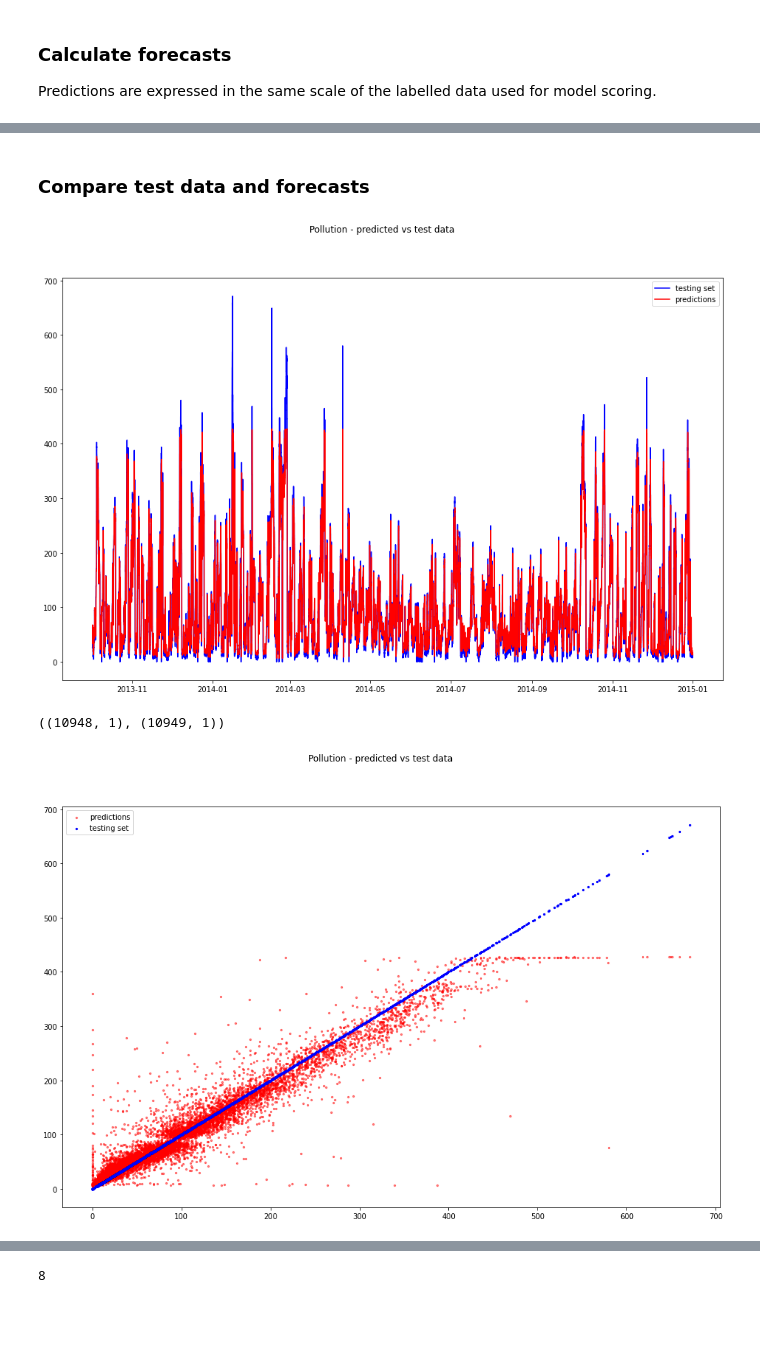
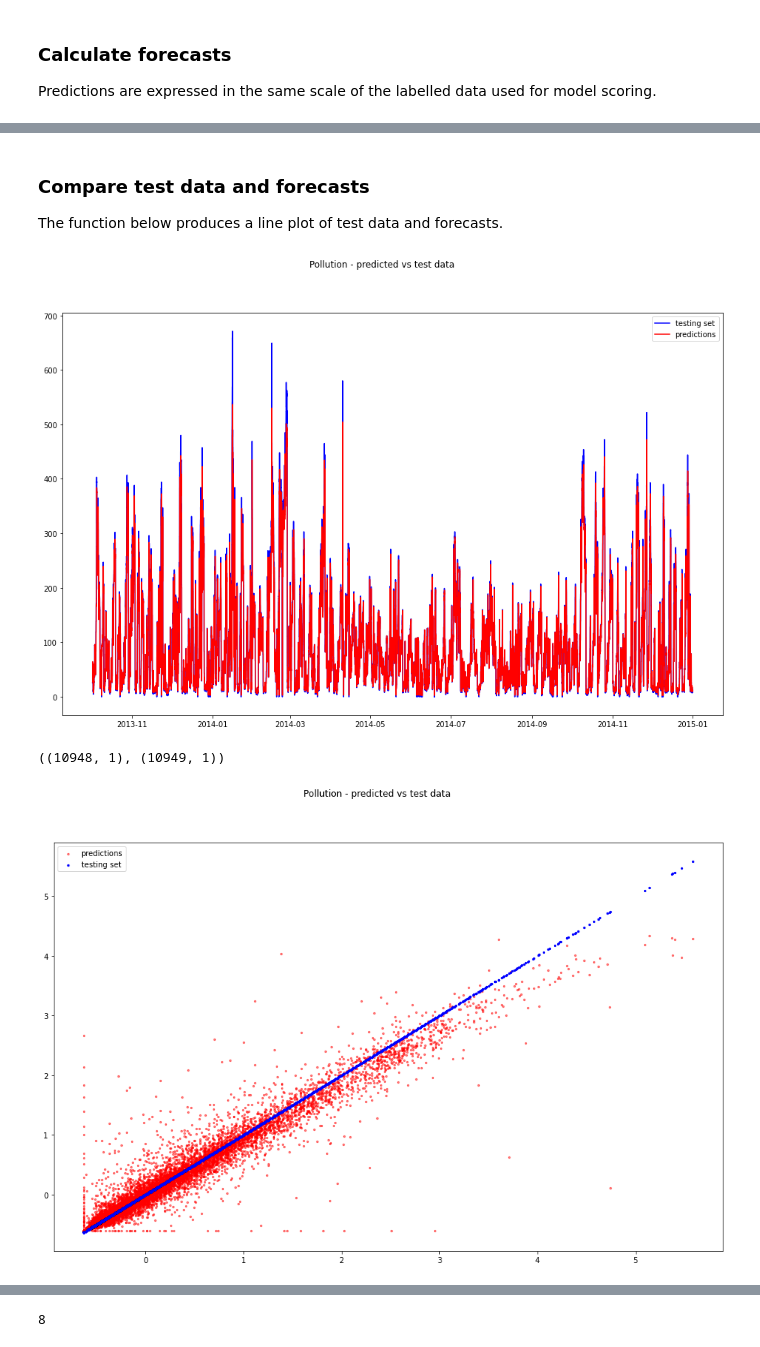
Before and after one commit to giuliots95/Time_series_forecast_with_LSTM_network, a Jupyter notebook: Pollution_time_series_forecast.ipynb, the cells around one changed output, grey strips where cells are left out. Cells and saved outputs as stored; diff of their text form; code cells hidden in the pictures; blank space fills up the shorter version.

```diff
--- a/Pollution_time_series_forecast.ipynb
+++ b/Pollution_time_series_forecast.ipynb
@@ -379,7 +382,7 @@ Another important point here: one has to enter the batch size (the number of sam
 # %%
 # add an early stopping criteria, to stop training if improvement in the
 # validation score is not growing. This should improve time coinsumption.
-early_stopping = EarlyStopping(monitor='val_loss', verbose = 0, patience = 5, min_delta = 1, restore_best_weights = True)
+early_stopping = EarlyStopping(monitor='val_loss', verbose = 0, patience = 5, min_delta = 1e-5, restore_best_weights = True)
 
 # fit network
 start_time = time.time()
@@ -449,9 +452,5 @@ model.metrics_names
 ### Calculate forecasts
 Predictions are expressed in the same scale of the labelled data used for model scoring.
 # %%
-Y_predicted_reframed = model.predict(X_test_reframed,  batch_size = None, verbose = 0, use_multiprocessing = True)
-
-Y_predicted = Y_predicted_reframed.reshape(Y_predicted_reframed.shape[0], Y_predicted_reframed.shape[1])
-
-Y_predicted.shape
+Y_predicted_reframed = model.predict(X_test_reframed,  batch_size = 32, verbose = 0, use_multiprocessing = True)
 # %% [output]
@@ -458,0 +464,2 @@ Y_predicted.shape
+# %%
+Y_predicted_scaled = Y_predicted_reframed.reshape(Y_predicted_reframed.shape[0], Y_predicted_reframed.shape[1])
@@ -459,5 +471,8 @@ Y_predicted.shape
+# %%
+Y_predicted = scaler_Y.inverse_transform(Y_predicted_scaled)
 # %% [markdown]
 ### Compare test data and forecasts
+The function below produces a line plot of test data and forecasts.
 # %%
 def plot_results(Y_test, Y_predicted, title = "Test data and predictions", index = None):
     if index is None:
@@ -477,9 +492,9 @@ def plot_results(Y_test, Y_predicted, title = "Test data and predictions", index
     plt.legend()
 # %%
 
-plot_results(Y_test.values, Y_predicted, index = Y_test.index, title = "Pollution - predicted vs test data")
+plot_results(scaler_Y.inverse_transform(Y_test.values), Y_predicted, index = Y_test.index, title = "Pollution - predicted vs test data")
 # %% [output]
-[figure, old version]
+[figure, new version]
 # %%
 Y_predicted.shape, Y_test.shape
 # %% [output]
@@ -487,21 +502,21 @@ Y_predicted.shape, Y_test.shape
 # %%
 def qq_plot(Y_test, Y_predicted, title = "Test data and predictions", index = None):
     if index is None:
         index = range(0, Y_test.shape[0])
     df_index = pd.DataFrame(data = index, index = range(0, Y_test.shape[0]))
     df_index.columns = ["user_index"]
 
     shift = Y_test.shape[0] - Y_predicted.shape[0]
 
     fig, axes = plt.subplots(figsize = (16, 10), sharex = True, nrows = Y_test.shape[1], squeeze = False)
 
     for target, ax in enumerate(axes.flat):
         ax.scatter(Y_test[shift:,target], Y_predicted[:,target], label = "predictions", color = "red", s = 5, alpha = 0.5)
         ax.scatter(Y_test[:,target], Y_test[:,target], label = "testing set", color = "blue", s = 5)
 
     plt.suptitle(title)
     plt.legend()
 
-qq_plot(Y_test.values, Y_predicted, index = Y_test.index, title = "Pollution - predicted vs test data")
+qq_plot(Y_test.values, Y_predicted_scaled, index = Y_test.index, title = "Pollution - predicted vs test data")
 # %% [output]
-[figure, old version]
+[figure, new version]
```
Also changed, not shown: parts of 57 cells of this notebook.
